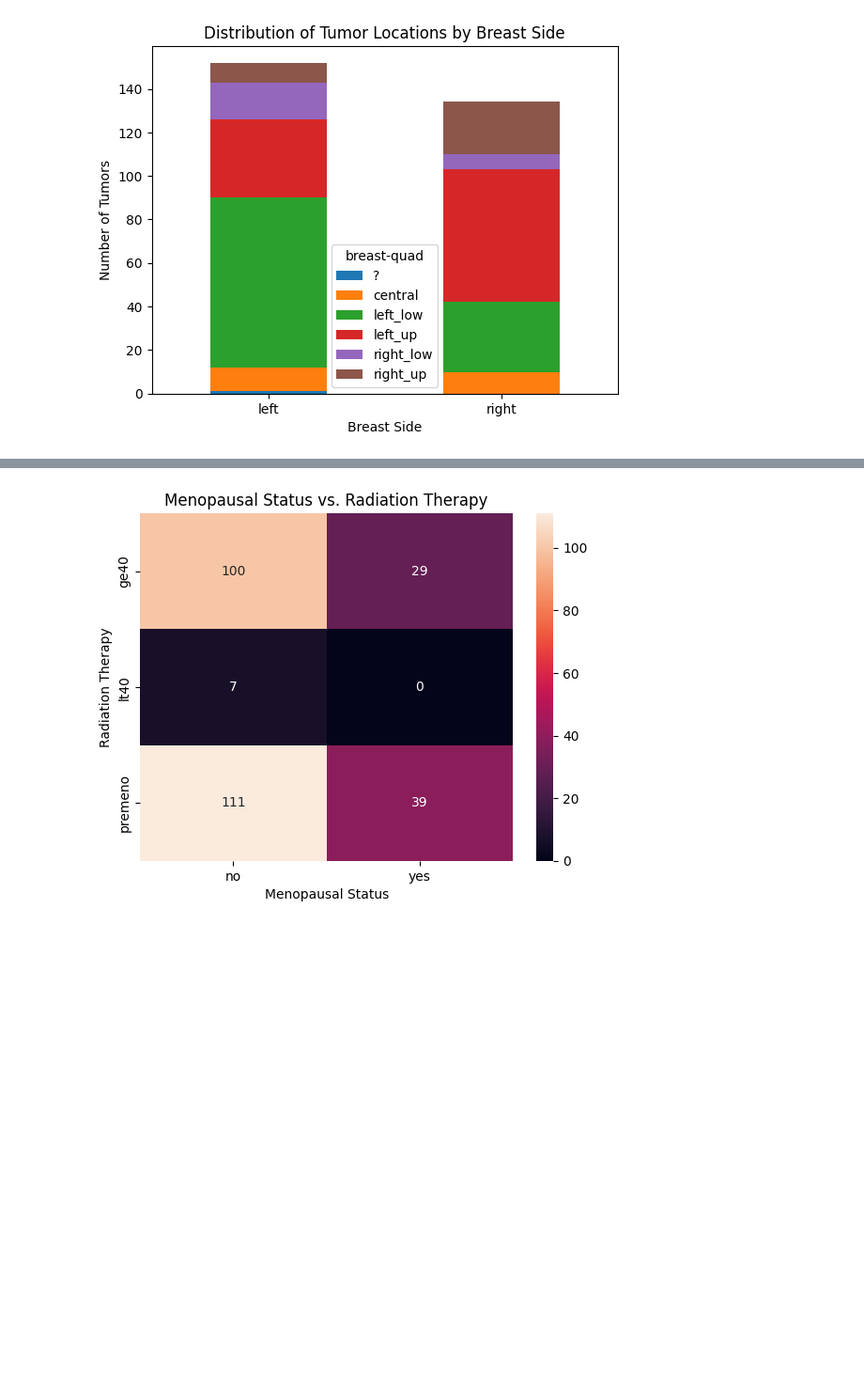
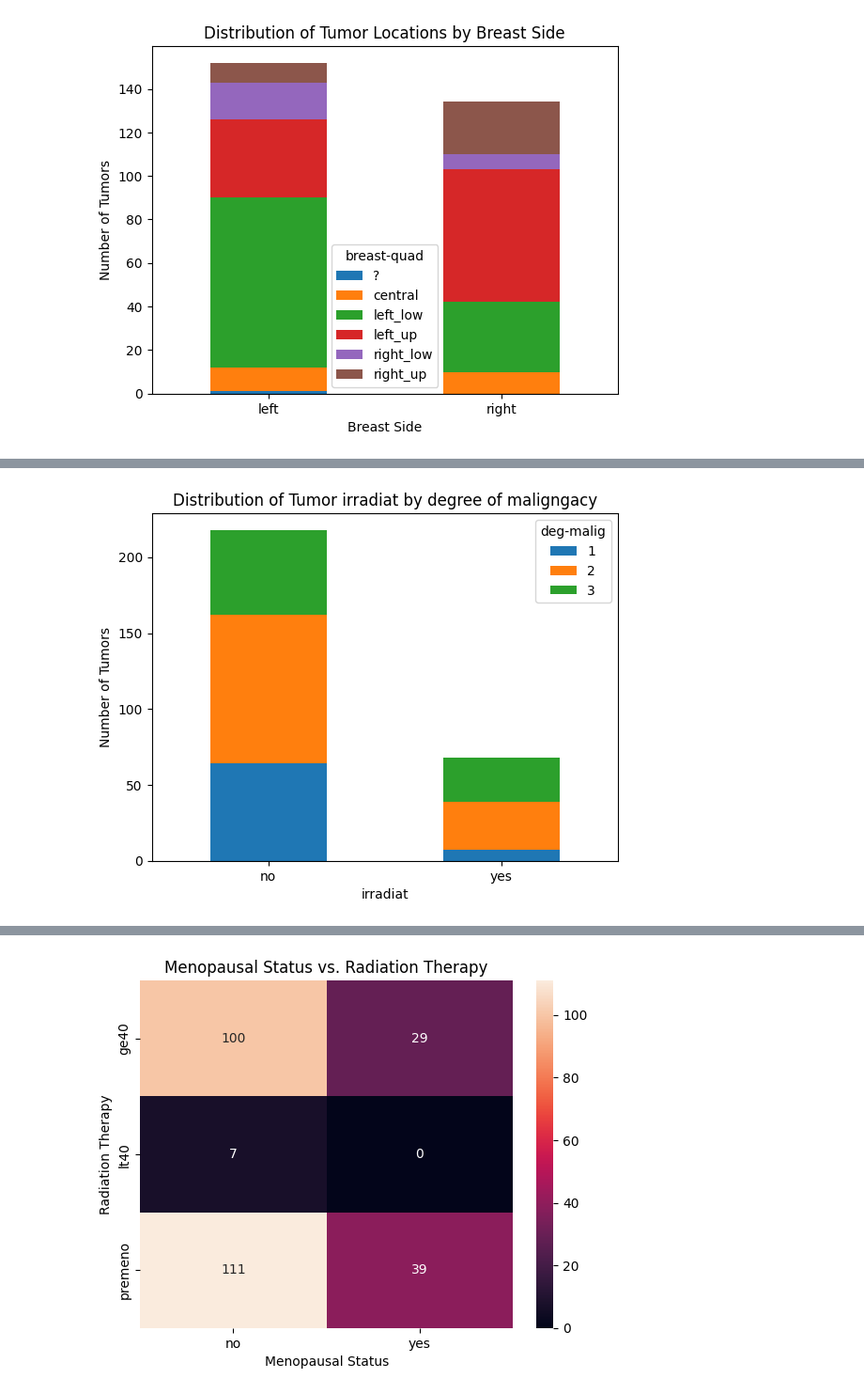
Before and after one commit to Mohammadreza-Farkhondeh/OneMoreIteration, a Jupyter notebook: breast_cancer/breast_cancer.ipynb, the cells around one changed output, grey strips where cells are left out. Shown at 94% size. Cells and saved outputs as stored; diff of their text form; code cells hidden in the pictures; blank space fills up the shorter version.

```diff
--- a/breast_cancer/breast_cancer.ipynb
+++ b/breast_cancer/breast_cancer.ipynb
@@ -212,0 +229,10 @@ plt.show()
+# %%
+c = df.groupby(['irradiat', 'deg-malig']).size().unstack()
+c.plot(kind="bar", stacked=True)
+plt.title("Distribution of Tumor irradiat by degree of maligngacy")
+plt.xlabel("irradiat")
+plt.ylabel("Number of Tumors")
+plt.xticks(rotation=0)
+plt.show()
+# %% [output]
+[figure, added]
```
Also changed, not shown: parts of 18 cells of this notebook, 1 other file.
